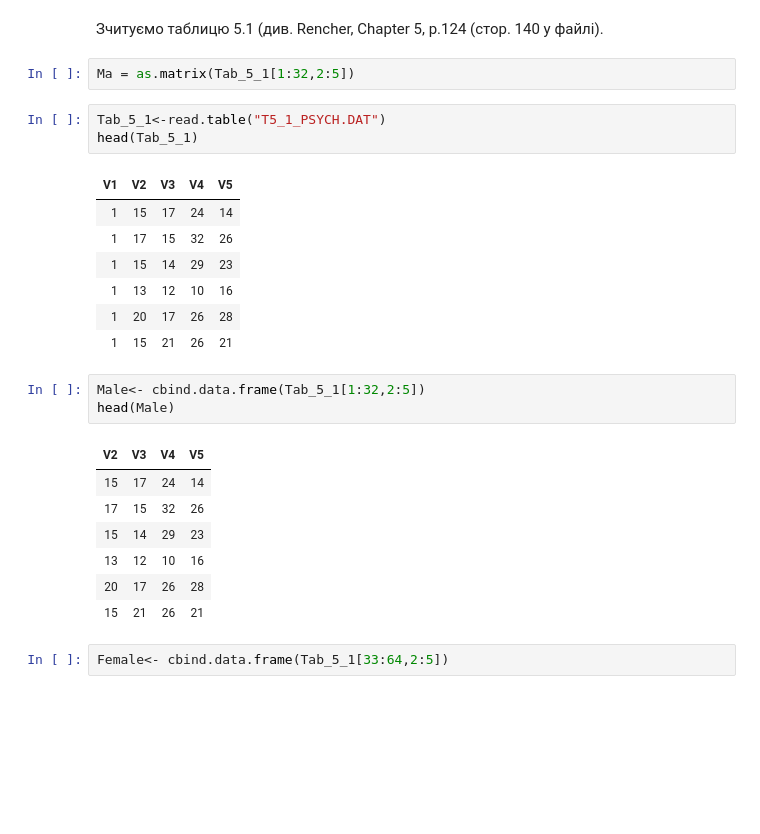
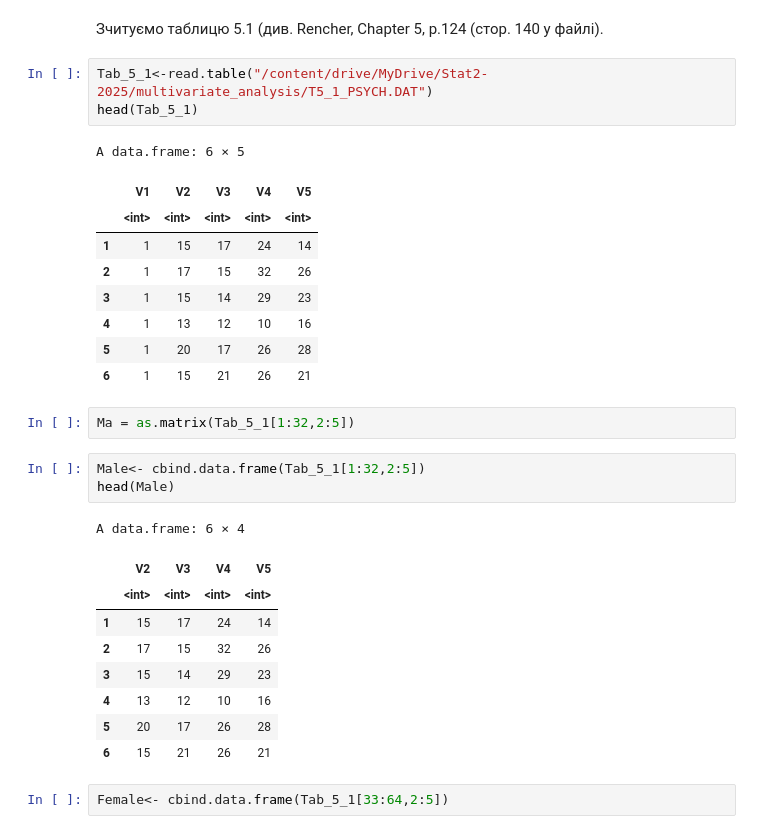
Before and after one commit to VicKnopova/MultidimStat---R, a Jupyter notebook: Pract2- mean-test-R.ipynb, the cells around one changed output. Drawn from its saved outputs; the diff is of its cells as text; blank space fills up the shorter version.

```diff
--- a/Pract2- mean-test-R.ipynb
+++ b/Pract2- mean-test-R.ipynb
@@ -338,30 +326,34 @@ alternative hypothesis: true location is not equal to c(15,6,2.85)
 ## Приклад 3. Гіпотеза про рівність середніх у 2х вибірках
 # %% [markdown]
 Зчитуємо таблицю 5.1  (див. Rencher, Chapter 5, p.124 (стор. 140 у  файлі).
-# %%
-Ma = as.matrix(Tab_5_1[1:32,2:5])
 # %%
-Tab_5_1<-read.table("T5_1_PSYCH.DAT")
+Tab_5_1<-read.table("/content/drive/MyDrive/Stat2-2025/multivariate_analysis/T5_1_PSYCH.DAT")
 head(Tab_5_1)
 # %% [output]
+A data.frame: 6 × 5
-| V1 | V2 | V3 | V4 | V5 |
-| 1 | 15 | 17 | 24 | 14 |
-| 1 | 17 | 15 | 32 | 26 |
-| 1 | 15 | 14 | 29 | 23 |
-| 1 | 13 | 12 | 10 | 16 |
-| 1 | 20 | 17 | 26 | 28 |
-| 1 | 15 | 21 | 26 | 21 |
+|  | V1 | V2 | V3 | V4 | V5 |
+|  | <int> | <int> | <int> | <int> | <int> |
+| 1 | 1 | 15 | 17 | 24 | 14 |
+| 2 | 1 | 17 | 15 | 32 | 26 |
+| 3 | 1 | 15 | 14 | 29 | 23 |
+| 4 | 1 | 13 | 12 | 10 | 16 |
+| 5 | 1 | 20 | 17 | 26 | 28 |
+| 6 | 1 | 15 | 21 | 26 | 21 |
+# %%
+Ma = as.matrix(Tab_5_1[1:32,2:5])
 # %%
 Male<- cbind.data.frame(Tab_5_1[1:32,2:5])
 head(Male)
 # %% [output]
+A data.frame: 6 × 4
-| V2 | V3 | V4 | V5 |
-| 15 | 17 | 24 | 14 |
-| 17 | 15 | 32 | 26 |
-| 15 | 14 | 29 | 23 |
-| 13 | 12 | 10 | 16 |
-| 20 | 17 | 26 | 28 |
-| 15 | 21 | 26 | 21 |
+|  | V2 | V3 | V4 | V5 |
+|  | <int> | <int> | <int> | <int> |
+| 1 | 15 | 17 | 24 | 14 |
+| 2 | 17 | 15 | 32 | 26 |
+| 3 | 15 | 14 | 29 | 23 |
+| 4 | 13 | 12 | 10 | 16 |
+| 5 | 20 | 17 | 26 | 28 |
+| 6 | 15 | 21 | 26 | 21 |
 # %%
 Female<- cbind.data.frame(Tab_5_1[33:64,2:5])
 # %% [markdown]
```
Also changed, not shown: parts of 7 cells of this notebook.
